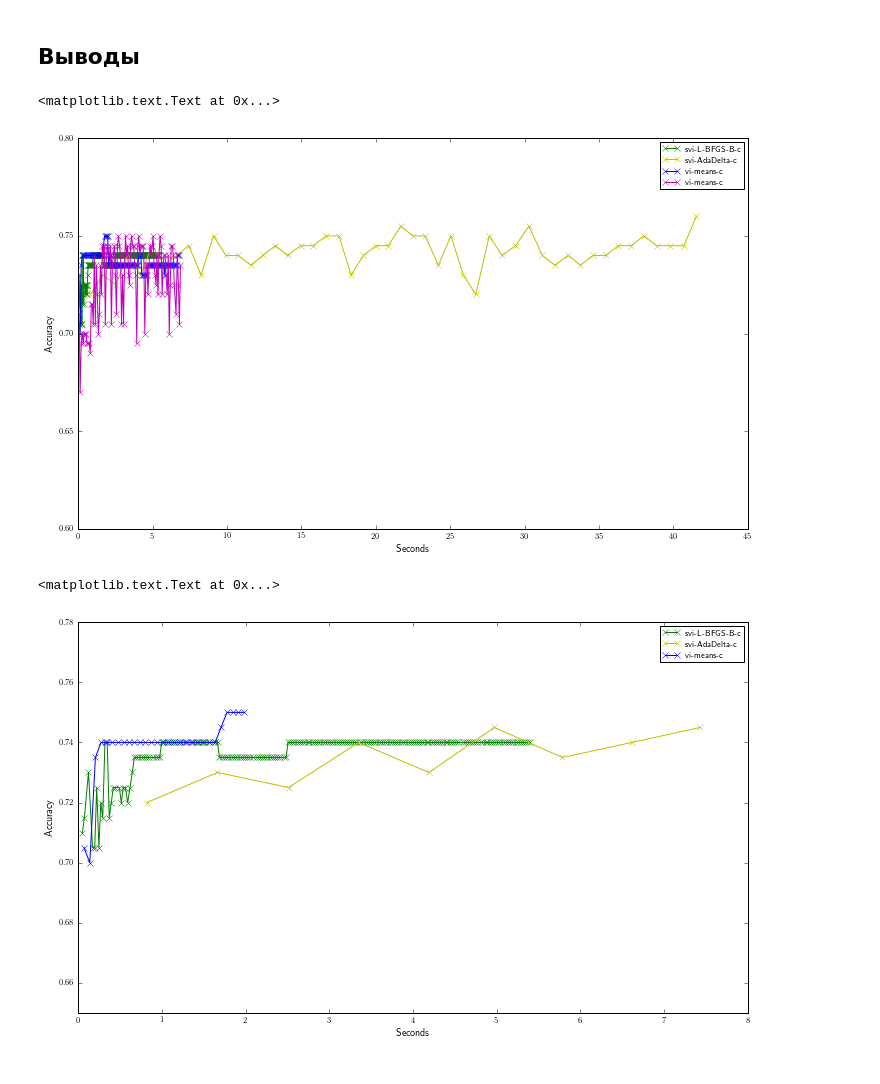
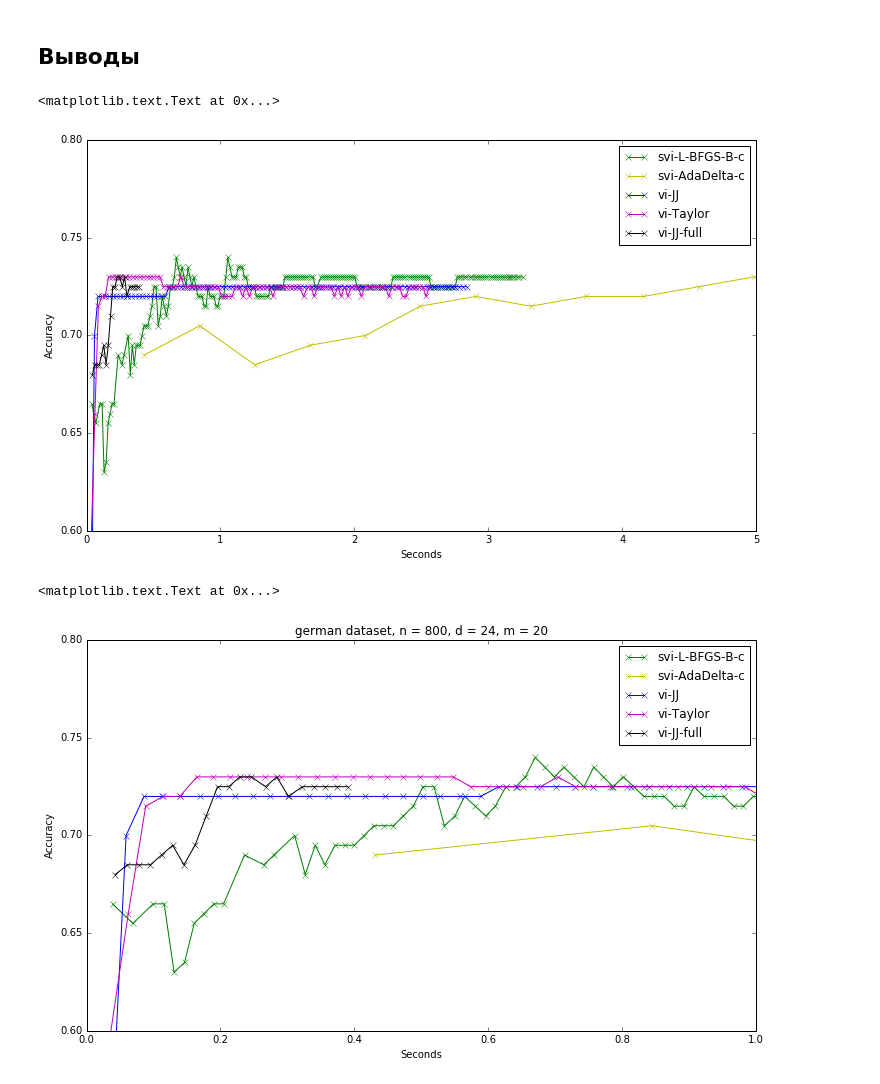
Before and after one commit to afcarl/CourseProject, a Jupyter notebook: Code/Experiments/vi_svi_classification/german.ipynb, the cells around one changed output. Saved outputs shown, nothing was run; the diff lists cells and outputs as text; code cells hidden in the pictures.

```diff
--- a/Code/Experiments/vi_svi_classification/german.ipynb
+++ b/Code/Experiments/vi_svi_classification/german.ipynb
@@ -238,30 +275,47 @@ plt.ylabel('Accuracy')
 # %% [markdown]
 ## Выводы
+# %%
+svi_x_lst = np.load('../plots/vi_vs_svi_class/'+ data_name +'_svi_x.npy')
+svi_y_lst = np.load('../plots/vi_vs_svi_class/'+ data_name +'_svi_y.npy')
+vi_x_lst = np.load('../plots/vi_vs_svi_class/'+ data_name +'_vi_x.npy')
+vi_y_lst = np.load('../plots/vi_vs_svi_class/'+ data_name +'_vi_y.npy')
+vi_t_x_lst = np.load('../plots/vi_vs_svi_class/'+ data_name +'_vi_t_x.npy')
+vi_t_y_lst = np.load('../plots/vi_vs_svi_class/'+ data_name +'_vi_t_y.npy')
+svi_ad_x_lst = np.load('../plots/vi_vs_svi_class/'+ data_name +'_ad_x.npy')
+svi_ad_y_lst = np.load('../plots/vi_vs_svi_class/'+ data_name +'_ad_y.npy')
+vi_full_x_lst = np.load('../plots/vi_vs_svi_class/'+ data_name +'_vi_f_x.npy')
+vi_full_y_lst = np.load('../plots/vi_vs_svi_class/'+ data_name +'_vi_f_y.npy')
 # %%
 plt.figure(figsize=(12, 7))
 plt.plot(svi_x_lst[1:], svi_y_lst[1:], '-gx', label='svi-L-BFGS-B-c')
 plt.plot(svi_ad_x_lst[1:50], svi_ad_y_lst[1:50], '-yx', label='svi-AdaDelta-c')
-plt.plot(vi_x_lst[1:100], vi_y_lst[1:100], '-bx', label='vi-means-c')
-plt.plot(vi_t_x_lst[1:], vi_t_y_lst[1:], '-mx', label='vi-means-c')
+plt.plot(vi_x_lst[1:100], vi_y_lst[1:100], '-bx', label='vi-JJ')
+plt.plot(vi_t_x_lst[1:], vi_t_y_lst[1:], '-mx', label='vi-Taylor')
+plt.plot(vi_full_x_lst[1:], vi_full_y_lst[1:], '-kx', label='vi-JJ-full')
 plt.ylim([0.6, 0.8])
+plt.xlim([0., 5])
 plt.legend()
 plt.xlabel('Seconds')
 plt.ylabel('Accuracy')
 # %% [output]
 <matplotlib.text.Text at 0x...>
-[figure, old version]
+[figure, new version]
 # %%
 plt.figure(figsize=(12, 7))
 plt.plot(svi_x_lst[1:], svi_y_lst[1:], '-gx', label='svi-L-BFGS-B-c')
-plt.plot(svi_ad_x_lst[1:10], svi_ad_y_lst[1:10], '-yx', label='svi-AdaDelta-c')
-plt.plot(vi_x_lst[1:30], vi_y_lst[1:30], '-bx', label='vi-means-c')
-plt.ylim([0.65, 0.78])
+plt.plot(svi_ad_x_lst[1:50], svi_ad_y_lst[1:50], '-yx', label='svi-AdaDelta-c')
+plt.plot(vi_x_lst[1:100], vi_y_lst[1:100], '-bx', label='vi-JJ')
+plt.plot(vi_t_x_lst[1:], vi_t_y_lst[1:], '-mx', label='vi-Taylor')
+plt.plot(vi_full_x_lst[1:], vi_full_y_lst[1:], '-kx', label='vi-JJ-full')
+plt.ylim([0.6, 0.8])
+plt.xlim([0., 1])
 plt.legend()
 plt.xlabel('Seconds')
 plt.ylabel('Accuracy')
+plt.title(data_name+' dataset, n = ' + str(num) + ', d = ' + str(dim) + ', m = '+ str(ind_num))
 # %% [output]
 <matplotlib.text.Text at 0x...>
-[figure, old version]
+[figure, new version]
 # %%
 np.save('../plots/vi_vs_svi_class/'+ data_name +'_svi_x.npy', svi_x_lst)
 np.save('../plots/vi_vs_svi_class/'+ data_name +'_svi_y.npy', svi_y_lst)
```
Also changed, not shown: parts of 9 cells of this notebook, 5 other files.
